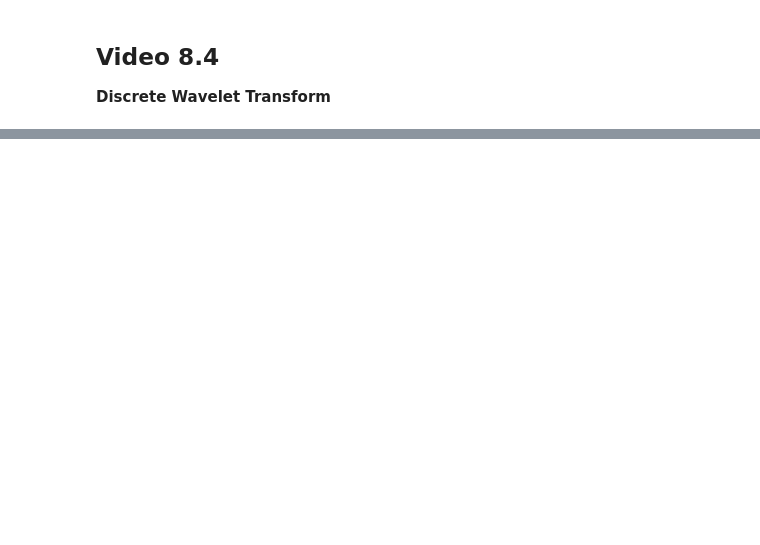
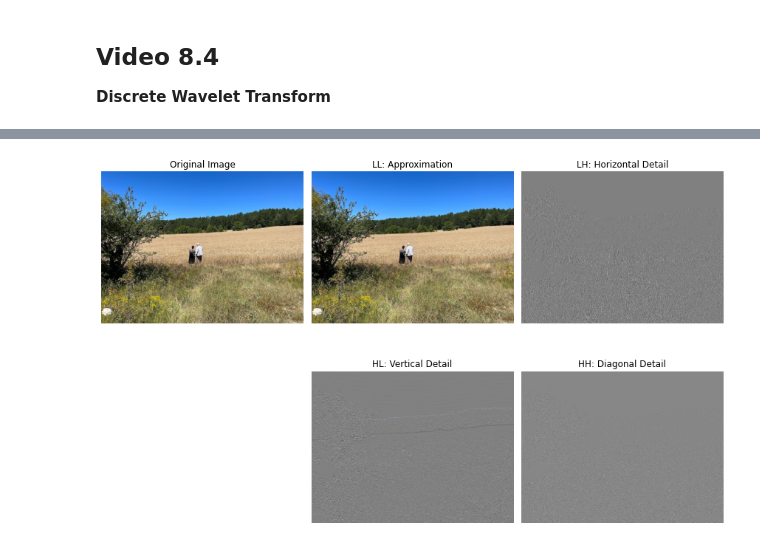
Before and after one commit to itironal/466Companion, a Jupyter notebook: newCh8.ipynb, the cells around one changed output, grey strips where cells are left out. Drawn from its saved outputs; the diff is of its cells as text; code cells hidden in the pictures; blank space fills up the shorter version.

```diff
--- a/newCh8.ipynb
+++ b/newCh8.ipynb
@@ -23,0 +28,85 @@ This is the companion file for Chapter 8.
+# %%
+import numpy as np
+import matplotlib.pyplot as plt
+import urllib.request
+from PIL import Image
+
+# Load the image
+url = "https://raw.githubusercontent.com/itironal/466Companion/main/images/fatos_hocam_background.png"
+original_img = np.array(Image.open(urllib.request.urlopen(url))) / 255
+
+# Define 1D Haar transform
+def haar_1d(x):
+    N = len(x)
+    output = np.zeros_like(x)
+    for i in range(0, N, 2):
+        output[i//2] = (x[i] + x[i+1]) / np.sqrt(2)      # Approximation
+        output[N//2 + i//2] = (x[i] - x[i+1]) / np.sqrt(2)  # Detail
+    return output
+
+# 2D Haar transform (single level)
+def haar_2d(channel):
+    # Apply 1D Haar to rows
+    temp = np.apply_along_axis(haar_1d, axis=1, arr=channel)
+    # Apply 1D Haar to columns
+    transformed = np.apply_along_axis(haar_1d, axis=0, arr=temp)
+
+    h, w = transformed.shape
+    h2, w2 = h // 2, w // 2
+    LL = transformed[:h2, :w2]
+    LH = transformed[:h2, w2:]
+    HL = transformed[h2:, :w2]
+    HH = transformed[h2:, w2:]
+
+    return LL, LH, HL, HH
+
+# Apply Haar transform to each RGB channel
+LL_r, LH_r, HL_r, HH_r = haar_2d(original_img[:, :, 0])
+LL_g, LH_g, HL_g, HH_g = haar_2d(original_img[:, :, 1])
+LL_b, LH_b, HL_b, HH_b = haar_2d(original_img[:, :, 2])
+
+# Stack components to make visual RGB versions of each
+def stack_rgb(r, g, b):
+    img = np.dstack((r, g, b))
+    # Normalize for visualization
+    img = img - img.min()
+    img = img / img.max()
+    return img
+
+LL_img = stack_rgb(LL_r, LL_g, LL_b)
+LH_img = stack_rgb(LH_r, LH_g, LH_b)
+HL_img = stack_rgb(HL_r, HL_g, HL_b)
+HH_img = stack_rgb(HH_r, HH_g, HH_b)
+
+# Plot all components
+plt.figure(figsize=(12, 8))
+
+plt.subplot(2, 3, 1)
+plt.imshow(original_img)
+plt.title('Original Image')
+plt.axis('off')
+
+plt.subplot(2, 3, 2)
+plt.imshow(LL_img)
+plt.title('LL: Approximation')
+plt.axis('off')
+
+plt.subplot(2, 3, 3)
+plt.imshow(LH_img)
+plt.title('LH: Horizontal Detail')
+plt.axis('off')
+
+plt.subplot(2, 3, 5)
+plt.imshow(HL_img)
+plt.title('HL: Vertical Detail')
+plt.axis('off')
+
+plt.subplot(2, 3, 6)
+plt.imshow(HH_img)
+plt.title('HH: Diagonal Detail')
+plt.axis('off')
+
+plt.tight_layout()
+plt.show()
+# %% [output]
+[figure, added]
```
Also changed, not shown: parts of 1 cell of this notebook, 1 other file.
